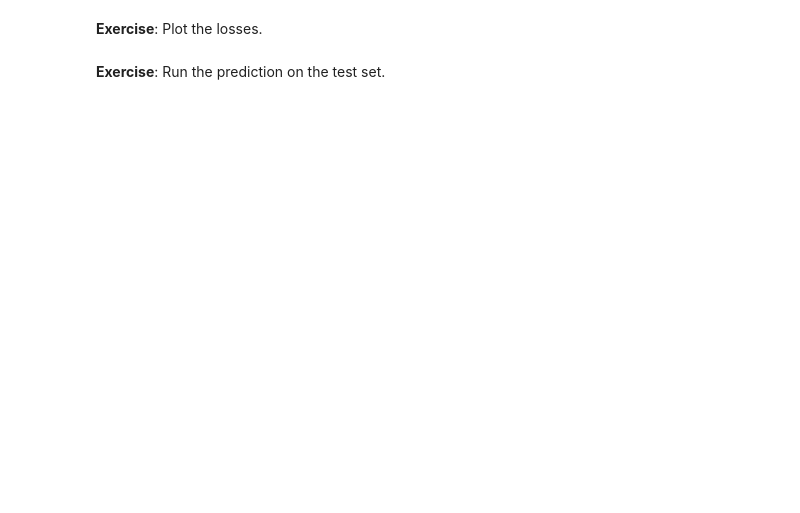
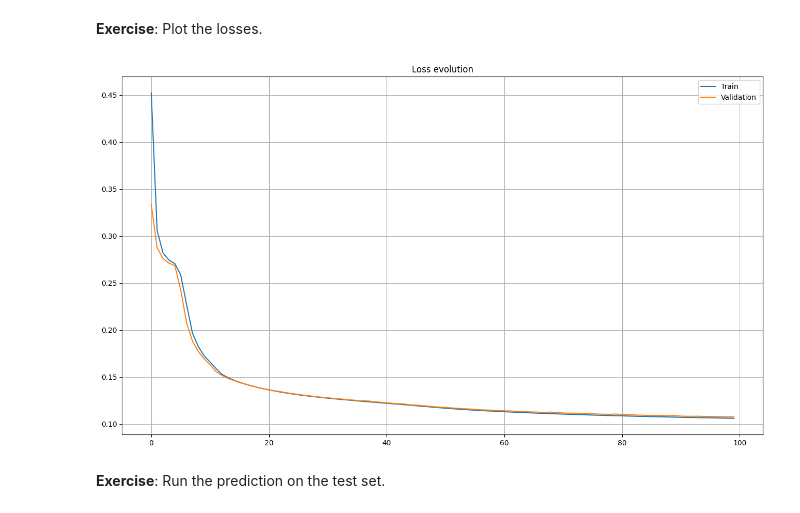
Before and after one commit to SantiagoM1227/TP_notebooks, a Jupyter notebook: English_version/TP_Bonus/TP_Keras_MNIST_autoencoder.ipynb, the cells around one changed output. Drawn from its saved outputs; the diff is of its cells as text; code cells hidden in the pictures; blank space fills up the shorter version.

```diff
--- a/English_version/TP_Bonus/TP_Keras_MNIST_autoencoder.ipynb
+++ b/English_version/TP_Bonus/TP_Keras_MNIST_autoencoder.ipynb
@@ -248,12 +250,12 @@ x = keras.layers.MaxPooling2D(pool_size=(2, 2))(x)
 size_before_flatten = x.shape
 x = keras.layers.Flatten()(x)
 numneurons_flatten = x.shape[1]
-x = keras.layers.Dense(10, activation='relu')(x)
-x = keras.layers.Dense(10, activation='relu')(x)
-x = keras.layers.Dense(2, activation='sigmoid')(x)
+x = keras.layers.Dense(300, activation='relu')(x)
+x = keras.layers.Dense(200, activation='relu')(x)
+x = keras.layers.Dense(10, activation='sigmoid')(x)
 latent_space = x
-x = keras.layers.Dense(10, activation='relu')(latent_space)
-x = keras.layers.Dense(10, activation='relu')(x)
+x = keras.layers.Dense(200, activation='relu')(latent_space)
+x = keras.layers.Dense(300, activation='relu')(x)
 x = keras.layers.Dense(numneurons_flatten , activation='sigmoid')(x)
 x = keras.layers.Reshape(size_before_flatten[1:])(x)
 x = keras.layers.UpSampling2D(size=(2, 2))(x)
@@ -293,4 +296,17 @@ Epoch 35/100
 # %% [markdown]
 **Exercise**: Plot the losses.
+# %%
+loss_evolution = new_model.history.history['loss']
+val_loss_evolution = new_model.history.history['val_loss']
+
+fig,ax = plt.subplots(1,1,figsize = (16,9))
+ax.plot(loss_evolution)
+ax.plot(val_loss_evolution)
+ax.set_title("Loss evolution")
+ax.grid()
+ax.legend(["Train","Validation"])
+plt.show()
+# %% [output]
+[figure, added]
 # %% [markdown]
 **Exercise**: Run the prediction on the test set.
```
Also changed, not shown: parts of 14 cells of this notebook.
